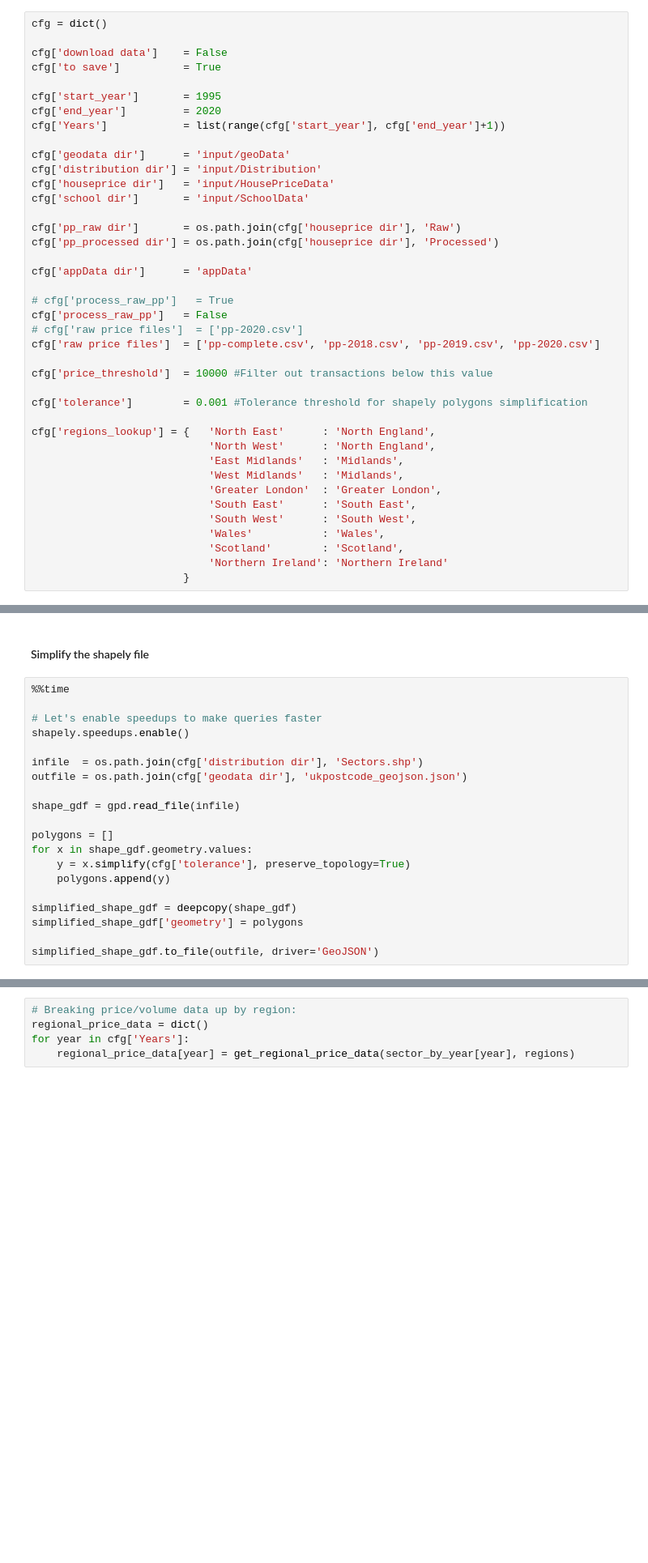
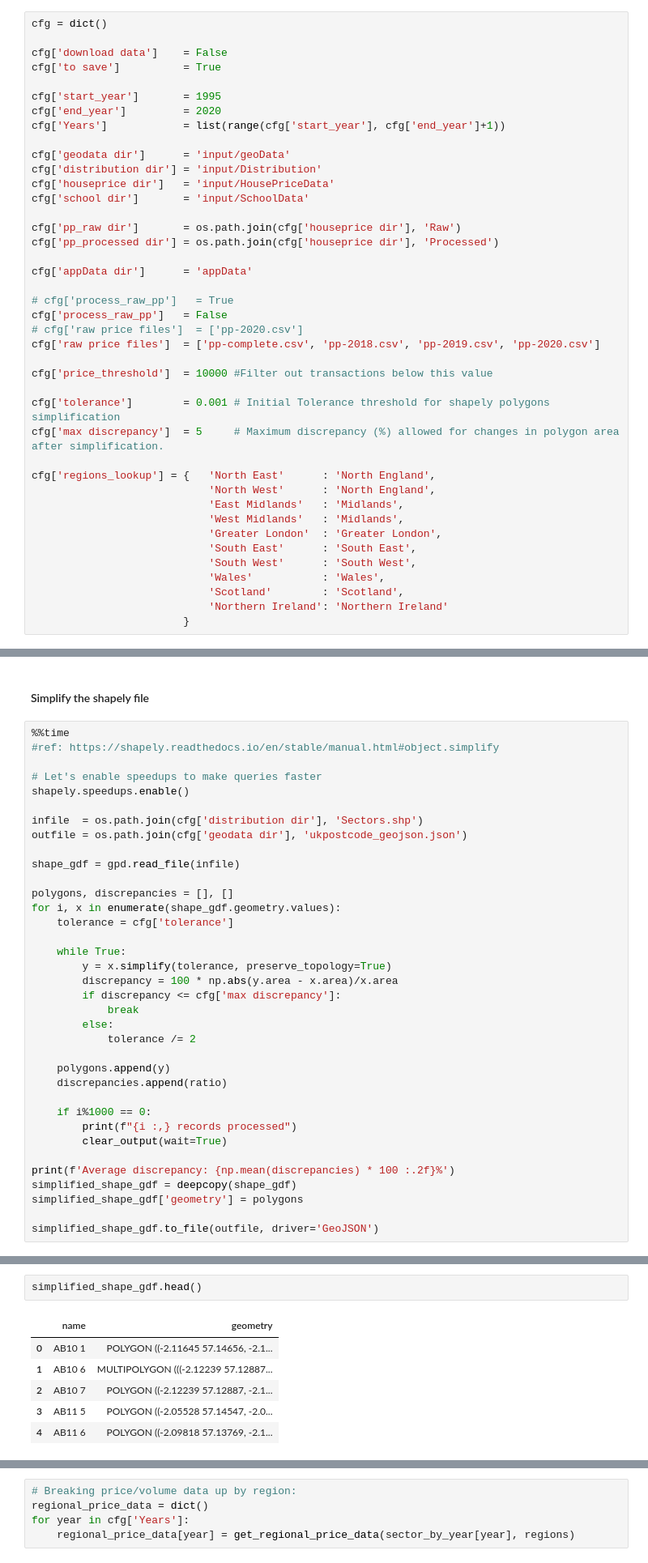
Before and after one commit to ivanlai/Plotly-App-UK-houseprices, a Jupyter notebook: Data Pre-processing.ipynb, the cells around one changed output, grey strips where cells are left out. Shown at 81% size. Cells and saved outputs as stored; diff of their text form; blank space fills up the shorter version.

Commit message:
Update simplify polygons

```diff
--- a/Data Pre-processing.ipynb
+++ b/Data Pre-processing.ipynb
@@ -49,7 +49,8 @@ cfg['raw price files']  = ['pp-complete.csv', 'pp-2018.csv', 'pp-2019.csv', 'pp-
 
 cfg['price_threshold']  = 10000 #Filter out transactions below this value
 
-cfg['tolerance']        = 0.001 #Tolerance threshold for shapely polygons simplification
+cfg['tolerance']        = 0.001 # Initial Tolerance threshold for shapely polygons simplification
+cfg['max discrepancy']  = 5     # Maximum discrepancy (%) allowed for changes in polygon area after simplification.
 
 cfg['regions_lookup'] = {   'North East'      : 'North England',
                             'North West'      : 'North England',
@@ -376,6 +377,7 @@ price_volume_df.head()
 #### Simplify the shapely file
 # %%
 %%time
+#ref: https://shapely.readthedocs.io/en/stable/manual.html#object.simplify
 
 # Let's enable speedups to make queries faster
 shapely.speedups.enable()
@@ -385,11 +387,26 @@ outfile = os.path.join(cfg['geodata dir'], 'ukpostcode_geojson.json')
 
 shape_gdf = gpd.read_file(infile)
 
-polygons = []
-for x in shape_gdf.geometry.values:
-    y = x.simplify(cfg['tolerance'], preserve_topology=True)
+polygons, discrepancies = [], []
+for i, x in enumerate(shape_gdf.geometry.values):
+    tolerance = cfg['tolerance']
+
+    while True:
+        y = x.simplify(tolerance, preserve_topology=True)
+        discrepancy = 100 * np.abs(y.area - x.area)/x.area
+        if discrepancy <= cfg['max discrepancy']:
+            break
+        else:
+            tolerance /= 2
+
     polygons.append(y)
+    discrepancies.append(ratio)
 
+    if i%1000 == 0:
+        print(f"{i :,} records processed")
+        clear_output(wait=True)
+
+print(f'Average discrepancy: {np.mean(discrepancies) * 100 :.2f}%')
 simplified_shape_gdf = deepcopy(shape_gdf)
 simplified_shape_gdf['geometry'] = polygons
 
@@ -400,3 +418,12 @@ Wall time: 7.8 s
+# %%
+simplified_shape_gdf.head()
+# %% [output]
+|  | name | geometry |
+| 0 | AB10 1 | POLYGON ((-2.11645 57.14656, -2.1... |
+| 1 | AB10 6 | MULTIPOLYGON (((-2.12239 57.12887... |
+| 2 | AB10 7 | POLYGON ((-2.12239 57.12887, -2.1... |
+| 3 | AB11 5 | POLYGON ((-2.05528 57.14547, -2.0... |
+| 4 | AB11 6 | POLYGON ((-2.09818 57.13769, -2.1... |
 # %%
 # No longer needed - the simplified geojson version is much faster to load
 # Convert Shape file to Geojson
```
Also changed, not shown: parts of 9 cells of this notebook, 7 other files.
